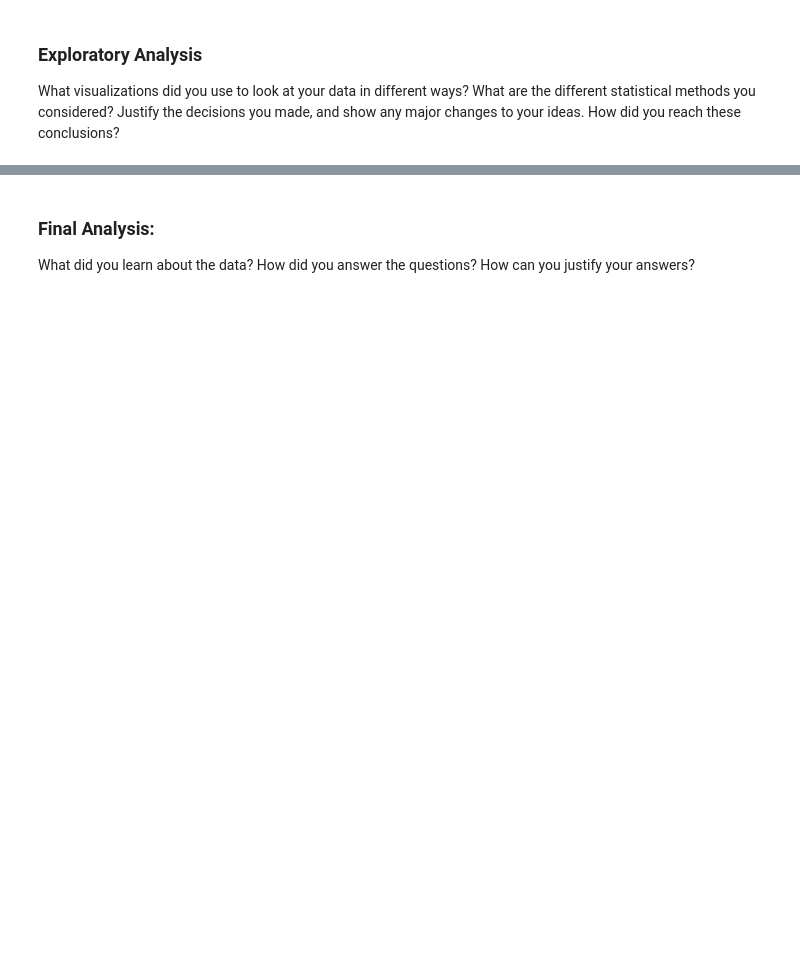
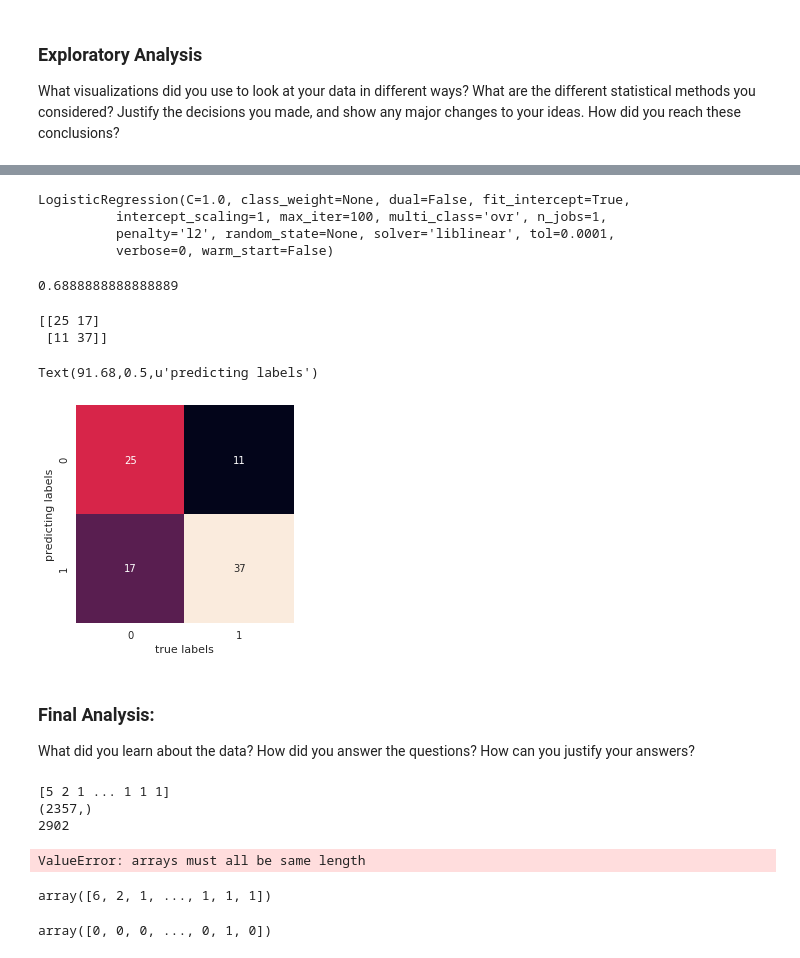
Before and after one commit to CarolineLiong/Fact-vs-Opinion-Articles, a Jupyter notebook: CSCI 183 Project .ipynb, the cells around one changed output, grey strips where cells are left out. Drawn from its saved outputs; the diff is of its cells as text; code cells hidden in the pictures; blank space fills up the shorter version.

```diff
--- a/CSCI 183 Project .ipynb
+++ b/CSCI 183 Project .ipynb
@@ -102,0 +246,34 @@ What visualizations did you use to look at your data in different ways? What are
+# %%
+# import/instantiate/fit
+from sklearn.linear_model import LogisticRegression
+# TODO
+logreg = LogisticRegression()
+logreg.fit(X_train_data, y_train)
+# %% [output]
+LogisticRegression(C=1.0, class_weight=None, dual=False, fit_intercept=True,
+          intercept_scaling=1, max_iter=100, multi_class='ovr', n_jobs=1,
+          penalty='l2', random_state=None, solver='liblinear', tol=0.0001,
+          verbose=0, warm_start=False)
+# %%
+# class predictions and predicted probabilities
+# TODO
+y_pred_class = logreg.predict(X_test_data)
+# %%
+# calculate accuracy
+# TODO
+print metrics.accuracy_score(y_test, y_pred_class)
+# %% [output]
+0.6888888888888889
+# %%
+matrix2 =metrics.confusion_matrix(y_test, y_pred_class)
+print matrix2
+# %% [output]
+[[25 17]
+ [11 37]]
+# %%
+sns.heatmap(matrix2.T, square = True, annot=True, fmt='d', cbar=False)
+plt.xlabel('true labels')
+plt.ylabel('predicting labels')
+# %% [output]
+Text(91.68,0.5,u'predicting labels')
+[figure, added]
@@ -103,3 +288,24 @@ What visualizations did you use to look at your data in different ways? What are
 # %% [markdown]
 ### Final Analysis:
 What did you learn about the data? How did you answer the questions? How can you justify your answers?
+# %%
+Xt_tokens = v.get_feature_names()
+Xt_count = np.sum(X_train_data.toarray(), axis =0)
+Xt_count
+
+Xt_count = np.sum(X_train_data.toarray(), axis =0)
+print Xt_count
+print Xt_count.shape
+print len(Xt_tokens)
+# %% [output]
+[5 2 1 ... 1 1 1]
+(2357,)
+2902
+# %%
+# create a DataFrame of tokens with their counts
+# such that you will have two columns -- count and token
+# TODO
+df_token = pd.DataFrame({'token':Xt_tokens, 'count':Xt_count})
+df_token.sort_values(by='count', ascending=False)
+# %% [output]
+ValueError: arrays must all be same length
@@ -105,0 +326,12 @@ What did you learn about the data? How did you answer the questions? How can you
+# %%
+# count how many times EACH token appears across ALL ham messages
+# TODO
+fact_count = np.sum(fact_doc.toarray(), axis=0)
+fact_count
+# %% [output]
+array([6, 2, 1, ..., 1, 1, 1])
+# %%
+nonfact_count = np.sum(nonfact_doc.toarray(), axis=0)
+nonfact_count
+# %% [output]
+array([0, 0, 0, ..., 0, 1, 0])
```
Also changed, not shown: parts of 23 cells of this notebook.
